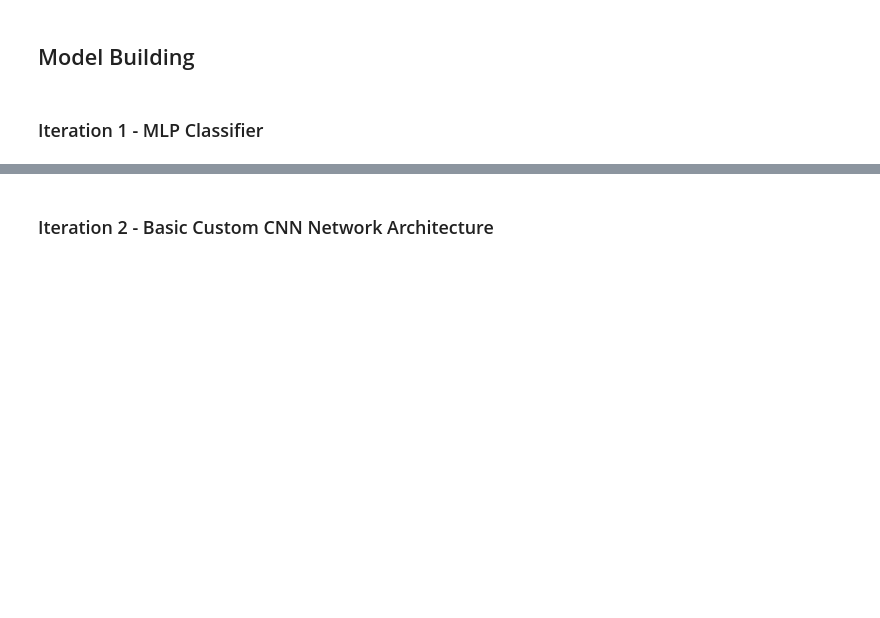
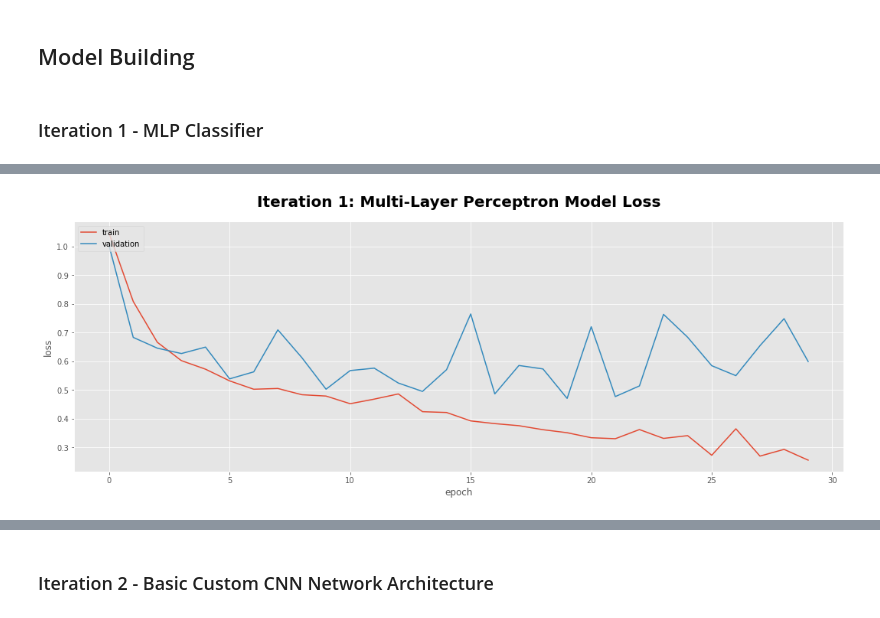
Before and after one commit to kofibuahin/CNN-Image-Classification-Model, a Jupyter notebook: Neural Network - Deliverable 2_CNN Classification.ipynb, the cells around one changed output, grey strips where cells are left out. Saved outputs shown, nothing was run; the diff lists cells and outputs as text; code cells hidden in the pictures; blank space fills up the shorter version.

```diff
--- a/Neural Network - Deliverable 2_CNN Classification.ipynb
+++ b/Neural Network - Deliverable 2_CNN Classification.ipynb
@@ -150,0 +296,15 @@ history_mlp = mlp_nn.fit(
+# %%
+plt.plot(history_mlp.history['loss'])
+plt.plot(history_mlp.history['val_loss'])
+plt.title("Iteration 1: Multi-Layer Perceptron Model Loss",
+          loc= 'center',
+          fontsize = 20,
+          fontweight = 'bold',
+          pad = 20,
+          color = 'black')
+plt.ylabel('loss')
+plt.xlabel('epoch')
+plt.legend(['train', 'validation'], loc='upper left')
+plt.show()
+# %% [output]
+[figure, added]
```
Also changed, not shown: parts of 52 cells of this notebook.
